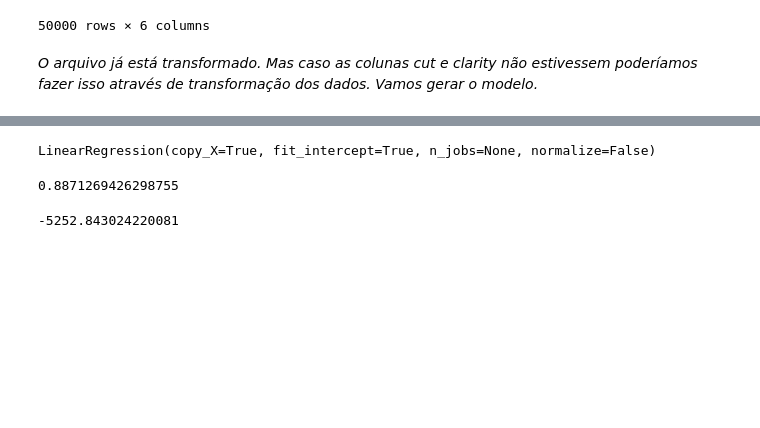
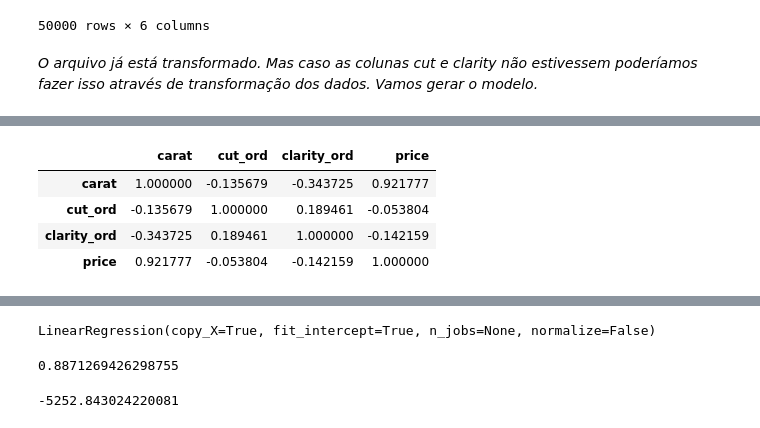
Before and after one commit to felipesembay/Udacity, a Jupyter notebook: Projeto1_Regressao_Linear/Diamonds.ipynb, the cells around one changed output, grey strips where cells are left out. Saved outputs shown, nothing was run; the diff lists cells and outputs as text; code cells hidden in the pictures; blank space fills up the shorter version.

```diff
--- a/Projeto1_Regressao_Linear/Diamonds.ipynb
+++ b/Projeto1_Regressao_Linear/Diamonds.ipynb
@@ -61 +80,9 @@ df.plot(x='carat',y='price',kind='scatter', title='Preço em relação ao quilat
+# %%
+df.corr()
+# %% [output]
+|  | carat | cut_ord | clarity_ord | price |
+| carat | 1.000000 | -0.135679 | -0.343725 | 0.921777 |
+| cut_ord | -0.135679 | 1.000000 | 0.189461 | -0.053804 |
+| clarity_ord | -0.343725 | 0.189461 | 1.000000 | -0.142159 |
+| price | 0.921777 | -0.053804 | -0.142159 | 1.000000 |
 # %%
```
Also changed, not shown: parts of 10 cells of this notebook, 7 other files.
